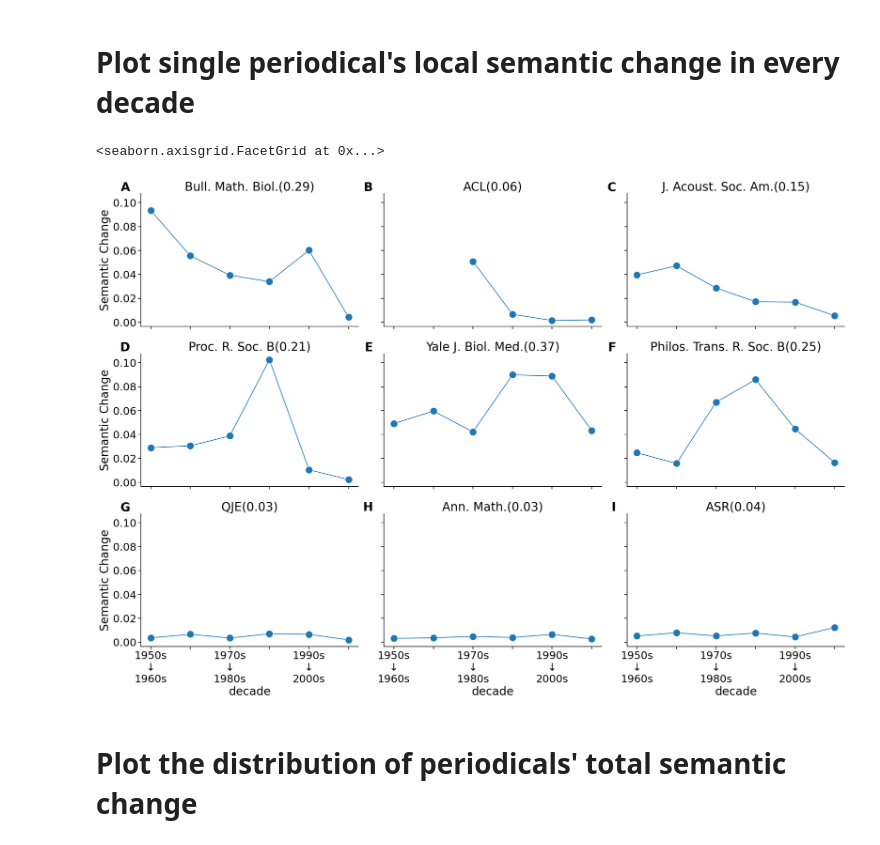
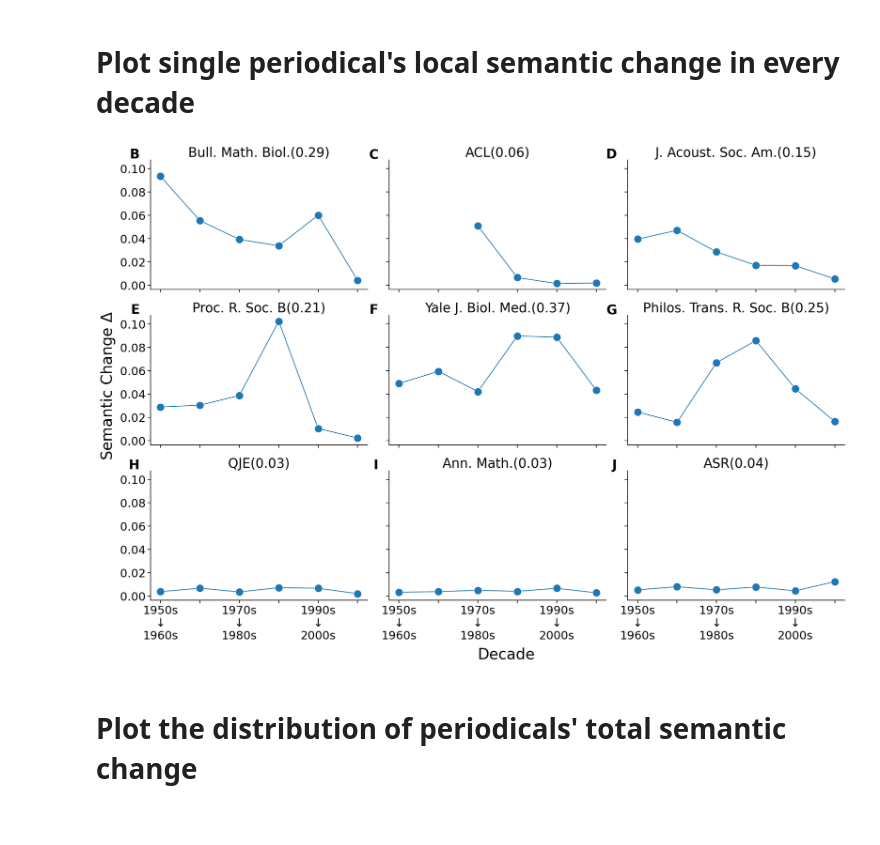
Before and after one commit to netknowledge/diachronic-p2v, a Jupyter notebook: figures/semantic_change/local_semantic_change_k_10.ipynb, the cells around one changed output. Cells and saved outputs as stored; diff of their text form; code cells hidden in the pictures.

```diff
--- a/figures/semantic_change/local_semantic_change_k_10.ipynb
+++ b/figures/semantic_change/local_semantic_change_k_10.ipynb
@@ -227,47 +233,51 @@ abbr_dict = {
 # %%
 local_semantic_change_df_rename = local_semantic_change_df[local_semantic_change_df.venue_name.isin(abbr_dict.keys())].copy()
 local_semantic_change_df_rename.venue_name = local_semantic_change_df_rename.venue_name.replace(abbr_dict)
 
 local_semantic_change_df_wide = pd.wide_to_long(local_semantic_change_df_rename,
                                                 stubnames=['semantic_change'],
                                                 suffix='.+',
                                                 sep='_',
                                                 i = ['venue_name'],
                                                 j = 'decade')
 
 with sns.plotting_context("notebook", font_scale=2):
     g1 = sns.relplot(data=local_semantic_change_df_wide,
                     x='decade', y='semantic_change',
                     legend=False,
                     col='venue_name', col_order=abbr_dict.values(), col_wrap=3, aspect=1.5,
                     kind='line', marker='o', markersize=15)
     g1.set(xticklabels=['1950s\n↓\n1960s', '1960s\n↓\n1970s','1970s\n↓\n1980s','1980s\n↓\n1990s','1990s\n↓\n2000s','2000s\n↓\n2010s',])
 
-# Generate titles (abbr+(change value))
-title_list = []
-for abbr in abbr_dict.values():
-    total_change = local_semantic_change_df_rename[local_semantic_change_df_rename.venue_name == abbr].total_semantic_change_2010s.values[0]
-    title_list.append(abbr + '('+ f"{total_change:.{2}f}" + ')')
+    # Generate titles (abbr+(change value))
+    title_list = []
+    for abbr in abbr_dict.values():
+        total_change = local_semantic_change_df_rename[local_semantic_change_df_rename.venue_name == abbr].total_semantic_change_2010s.values[0]
+        title_list.append(abbr + '('+ f"{total_change:.{2}f}" + ')')
 
-pannel_labels = list("ABCDEFGHI")
-for i in range(len(g1.axes.flat)):
-    ax = g1.axes.flat[i]
+    pannel_labels = list("BCDEFGHIJ")
+    for i in range(len(g1.axes.flat)):
+        ax = g1.axes.flat[i]
 
-    # Only show a half of xlabels
-    labels = ax.get_xticklabels()
-    for j, label in enumerate(labels):
-        if j % 2 != 0:
-            label.set_visible(False)
+        # Only show a half of xlabels
+        labels = ax.get_xticklabels()
+        for j, label in enumerate(labels):
+            if j % 2 != 0:
+                label.set_visible(False)
 
-    # Plot pannel labels
-    ax.text(-0.05, 1.09, pannel_labels[i], transform=ax.transAxes,
-            fontsize=25, fontweight='bold', va='top', ha='right')
+        # Plot pannel labels
+        ax.text(-0.05, 1.09, pannel_labels[i], transform=ax.transAxes,
+                fontsize=25, fontweight='bold', va='top', ha='right')
 
-    ax.set_title(title_list[i], fontsize=25)
+        ax.set_title(title_list[i], fontsize=25)
 
-g1.set_ylabels('Semantic Change')
+    # g1.set_ylabels(r'Semantic Change $\Delta$')
+    g1.set_ylabels('')
+    g1.set_xlabels('')
+    g1.figure.supylabel(r'Semantic Change $\Delta$')
+    g1.figure.supxlabel('Decade')
+    g1.figure.subplots_adjust(left=0.08, right=0.9, top=0.9, bottom=0.12, wspace=0.1, hspace=0.2)
 # %% [output]
-<seaborn.axisgrid.FacetGrid at 0x...>
-[figure, old version]
+[figure, new version]
 # %%
 g1.savefig('single_periodical_local_semantic_change_k_10.pdf',
```
Also changed, not shown: parts of 18 cells of this notebook, 3 other files.
